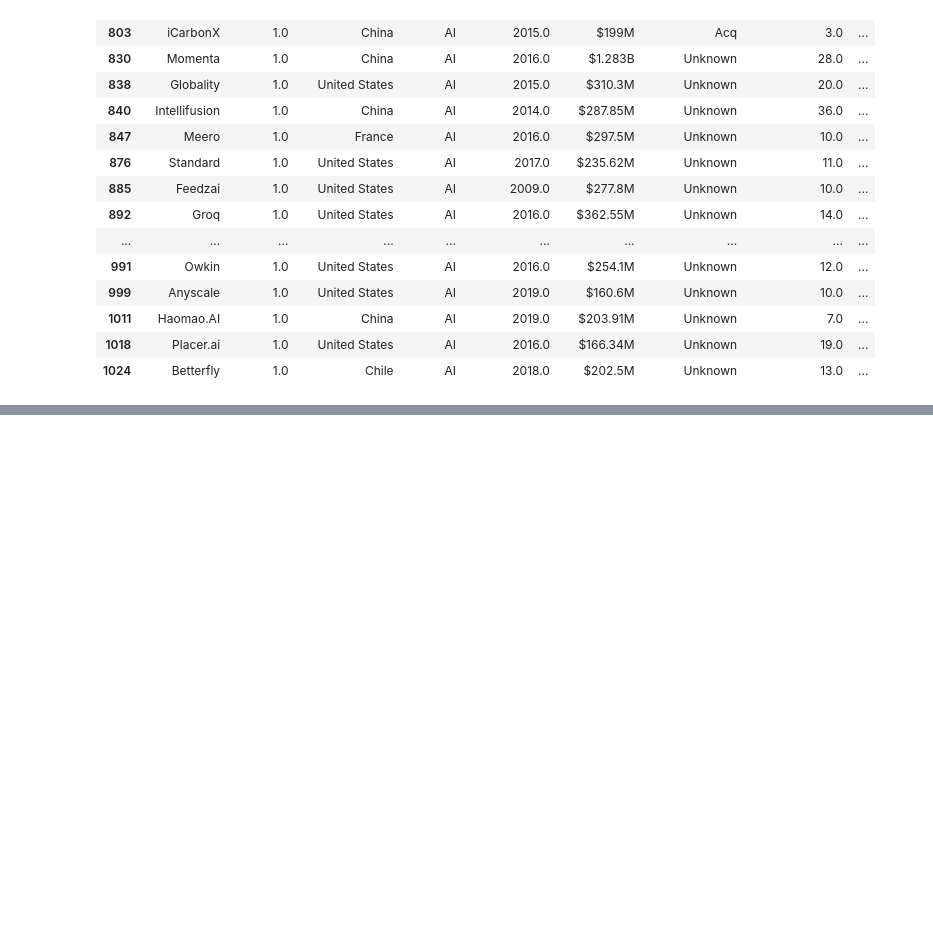
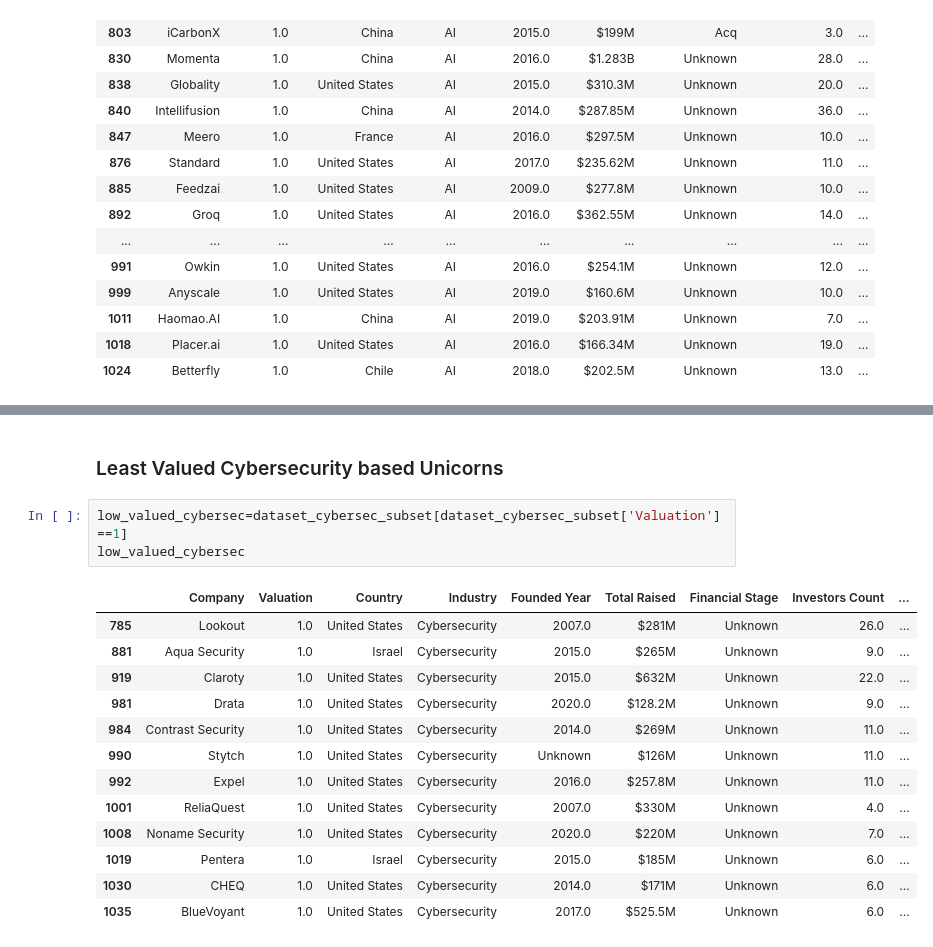
Before and after one commit to SavyaSanchi-Sharma/Projects, a Jupyter notebook: data_science_projects/unicorn_dataset_analysis/notebooks/unicorn_company_analysis.ipynb, the cells around one changed output, grey strips where cells are left out. Drawn from its saved outputs; the diff is of its cells as text; blank space fills up the shorter version.

```diff
--- a/data_science_projects/unicorn_dataset_analysis/notebooks/unicorn_company_analysis.ipynb
+++ b/data_science_projects/unicorn_dataset_analysis/notebooks/unicorn_company_analysis.ipynb
@@ -217,0 +507,19 @@ low_valued_ai
+# %% [markdown]
+### Least Valued Cybersecurity based Unicorns
+# %%
+low_valued_cybersec=dataset_cybersec_subset[dataset_cybersec_subset['Valuation']==1]
+low_valued_cybersec
+# %% [output]
+|  | Company | Valuation | Country | Industry | Founded Year | Total Raised | Financial Stage | Investors Count | ... |
+| 785 | Lookout | 1.0 | United States | Cybersecurity | 2007.0 | $281M | Unknown | 26.0 | ... |
+| 881 | Aqua Security | 1.0 | Israel | Cybersecurity | 2015.0 | $265M | Unknown | 9.0 | ... |
+| 919 | Claroty | 1.0 | United States | Cybersecurity | 2015.0 | $632M | Unknown | 22.0 | ... |
+| 981 | Drata | 1.0 | United States | Cybersecurity | 2020.0 | $128.2M | Unknown | 9.0 | ... |
+| 984 | Contrast Security | 1.0 | United States | Cybersecurity | 2014.0 | $269M | Unknown | 11.0 | ... |
+| 990 | Stytch | 1.0 | United States | Cybersecurity | Unknown | $126M | Unknown | 11.0 | ... |
+| 992 | Expel | 1.0 | United States | Cybersecurity | 2016.0 | $257.8M | Unknown | 11.0 | ... |
+| 1001 | ReliaQuest | 1.0 | United States | Cybersecurity | 2007.0 | $330M | Unknown | 4.0 | ... |
+| 1008 | Noname Security | 1.0 | United States | Cybersecurity | 2020.0 | $220M | Unknown | 7.0 | ... |
+| 1019 | Pentera | 1.0 | Israel | Cybersecurity | 2015.0 | $185M | Unknown | 6.0 | ... |
+| 1030 | CHEQ | 1.0 | United States | Cybersecurity | 2014.0 | $171M | Unknown | 6.0 | ... |
+| 1035 | BlueVoyant | 1.0 | United States | Cybersecurity | 2017.0 | $525.5M | Unknown | 6.0 | ... |
```
Also changed, not shown: parts of 51 cells of this notebook, 3 other files.
